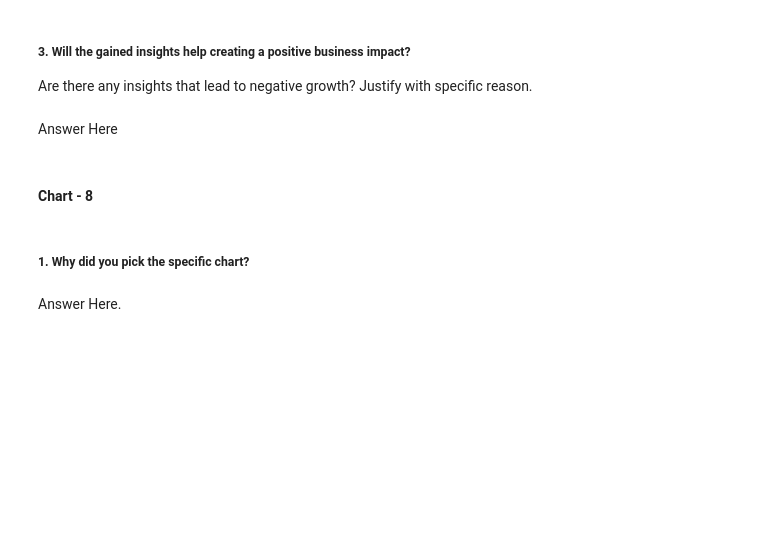
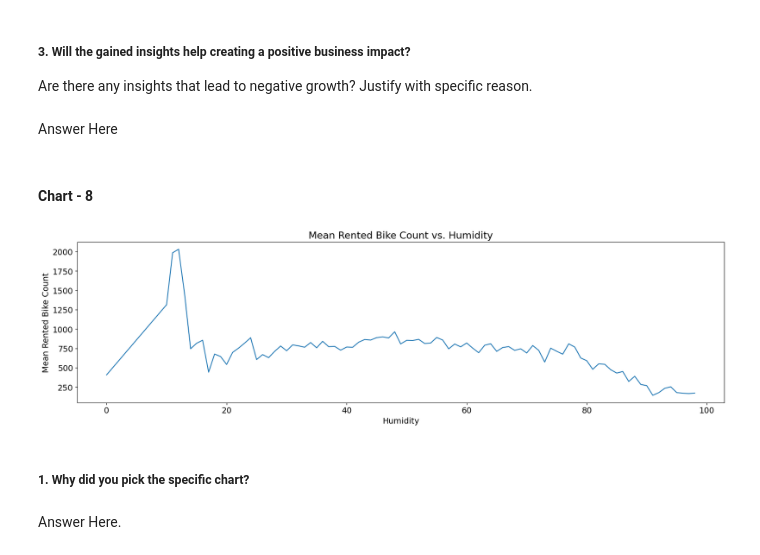
Before and after one commit to azizdafi/Bike-Sharing-Prediction, a Jupyter notebook: Bike_sharing_demand_Prediction_Sayed_Aziz.ipynb, the cells around one changed output. Saved outputs shown, nothing was run; the diff lists cells and outputs as text; code cells hidden in the pictures; blank space fills up the shorter version.

```diff
--- a/Bike_sharing_demand_Prediction_Sayed_Aziz.ipynb
+++ b/Bike_sharing_demand_Prediction_Sayed_Aziz.ipynb
@@ -624,3 +659,16 @@ Answer Here
+# %%
+# Chart - 8 visualization code
+temp_df = df.groupby(['Humidity'])['Rented Bike Count'].mean()
+temp_df = temp_df.reset_index()
+
+
+plt.plot(temp_df['Humidity'], temp_df['Rented Bike Count'])
+plt.xlabel('Humidity')
+plt.ylabel('Mean Rented Bike Count')
+plt.title('Mean Rented Bike Count vs. Humidity')
+plt.show()
+# %% [output]
+[figure, added]
 # %% [markdown]
 ##### 1. Why did you pick the specific chart?
 # %% [markdown]
```
Also changed, not shown: parts of 26 cells of this notebook.
